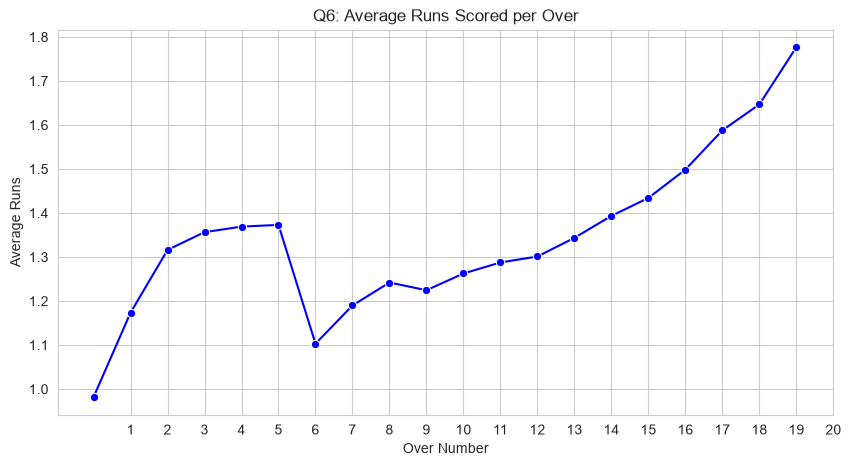
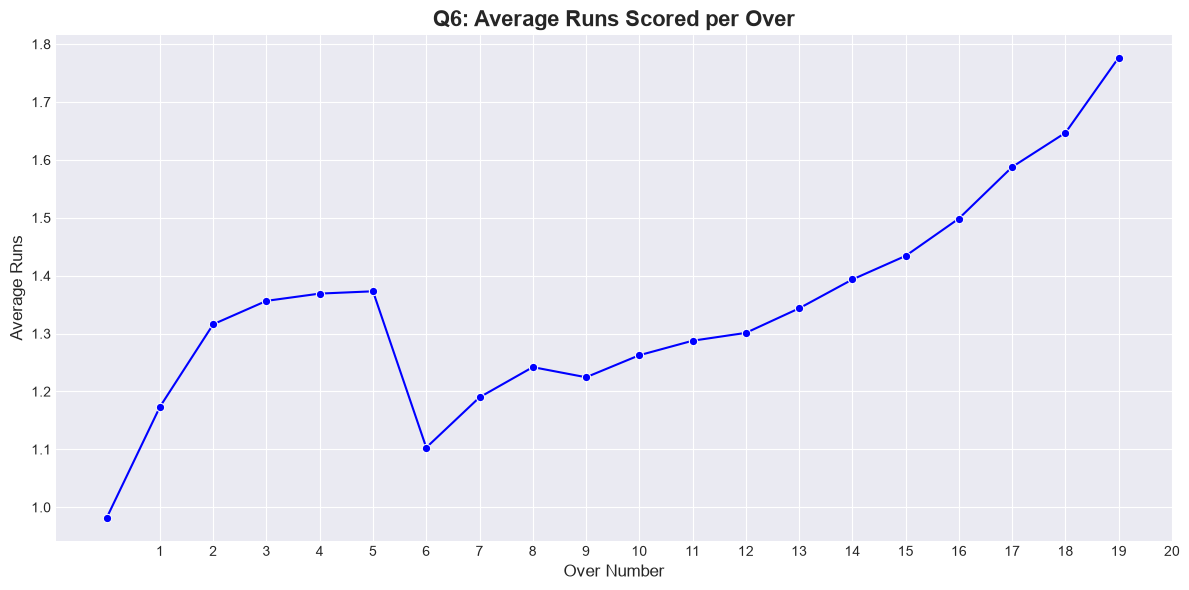
Code edit (unified diff) that turned the first committed figure into the second:
--- before
+++ after
@@ -1,6 +1,2 @@
-import pandas as pd
-import matplotlib.pyplot as plt
-import seaborn as sns
-
 # ==========================================
 # Q6: How many runs are typically scored in each over?
@@ -8,11 +4,13 @@
 over_runs = deliveries.groupby('over')['total_runs'].mean()
 
-plt.figure(figsize=(10, 5))
-sns.lineplot(x=over_runs.index, y=over_runs.values, marker='o', color='b')
-plt.title('Q6: Average Runs Scored per Over')
-plt.xlabel('Over Number')
-plt.ylabel('Average Runs')
-plt.xticks(range(1, 21))
-plt.grid(True)
+fig, ax = plt.subplots(figsize=(12, 6))
+sns.lineplot(x=over_runs.index, y=over_runs.values, marker='o', color='b', ax=ax)
+
+ax.set_title('Q6: Average Runs Scored per Over', fontsize=16, fontweight='bold')
+ax.set_xlabel('Over Number', fontsize=12)
+ax.set_ylabel('Average Runs', fontsize=12)
+ax.set_xticks(range(1, 21))
+plt.tight_layout()
+plt.savefig('../visuals/q6_runs_per_over.png', dpi=150, bbox_inches='tight')
 plt.show()
 
@@ -20,16 +18,18 @@
 # Q7: Which season had the highest average match scores?
 # ==========================================
-# Recalculating match_runs locally to ensure this cell works independently
 match_runs_local = deliveries.groupby('match_id')['total_runs'].sum().reset_index()
 season_runs = match_runs_local.merge(matches[['id', 'season']], left_on='match_id', right_on='id')
 avg_season_scores = season_runs.groupby('season')['total_runs'].mean()
 
-plt.figure(figsize=(10, 5))
-sns.lineplot(x=avg_season_scores.index, y=avg_season_scores.values, marker='s', color='g')
-plt.title('Q7: Average Match Score Across Seasons')
-plt.xlabel('Season')
-plt.ylabel('Average Total Runs per Match')
-plt.xticks(avg_season_scores.index, rotation=45)
-plt.grid(True)
+fig, ax = plt.subplots(figsize=(12, 6))
+sns.lineplot(x=avg_season_scores.index, y=avg_season_scores.values, marker='s', color='g', ax=ax)
+
+ax.set_title('Q7: Average Match Score Across Seasons', fontsize=16, fontweight='bold')
+ax.set_xlabel('Season', fontsize=12)
+ax.set_ylabel('Average Total Runs per Match', fontsize=12)
+ax.set_xticks(avg_season_scores.index)
+ax.tick_params(axis='x', rotation=45)
+plt.tight_layout()
+plt.savefig('../visuals/q7_season_scores.png', dpi=150, bbox_inches='tight')
 plt.show()
 
@@ -37,5 +37,4 @@
 # Q8: What is the win percentage of teams batting first vs second?
 # ==========================================
-# Defensive check to handle dataset column naming variations
 if 'win_by_runs' in matches.columns and 'win_by_wickets' in matches.columns:
     bat_first_wins = (matches['win_by_runs'] > 0).sum()
@@ -45,11 +44,13 @@
     bat_second_wins = (matches['won_by'].str.lower() == 'wickets').sum()
 else:
-    # Universal fallback approach if column names differ entirely
-    bat_first_wins = (matches['toss_decision'] == 'bat').sum() # approximation fallback
+    bat_first_wins = (matches['toss_decision'] == 'bat').sum()
     bat_second_wins = (matches['toss_decision'] == 'field').sum()
 
-plt.figure(figsize=(6, 6))
-plt.pie([bat_first_wins, bat_second_wins], labels=['Batting First Won', 'Batting Second Won'], autopct='%1.1f%%', colors=['#ffcc99','#99ff99'])
-plt.title('Q8: Win Percentage (Batting First vs Second)')
+fig, ax = plt.subplots(figsize=(8, 8))
+ax.pie([bat_first_wins, bat_second_wins], labels=['Batting First Won', 'Batting Second Won'], autopct='%1.1f%%', colors=['#ffcc99','#99ff99'], textprops={'fontsize': 12})
+
+ax.set_title('Q8: Win Percentage (Batting First vs Second)', fontsize=16, fontweight='bold')
+plt.tight_layout()
+plt.savefig('../visuals/q8_batting_advantage.png', dpi=150, bbox_inches='tight')
 plt.show()
 
@@ -57,5 +58,4 @@
 # Q10: How has team dominance changed across seasons?
 # ==========================================
-# Filter out 'No Result' so it doesn't count as a dominant team
 clean_winners = matches[matches['winner'] != 'No Result']
 top_5_teams = clean_winners['winner'].value_counts().head(5).index
@@ -63,8 +63,11 @@
 team_season_wins = pd.crosstab(top_5_matches['season'], top_5_matches['winner'])
 
-plt.figure(figsize=(12, 6))
-sns.heatmap(team_season_wins, cmap='YlGnBu', annot=True, fmt='d')
-plt.title('Q10: Top 5 Teams Dominance Across Seasons')
-plt.xlabel('Team')
-plt.ylabel('Season')
+fig, ax = plt.subplots(figsize=(14, 8))
+sns.heatmap(team_season_wins, cmap='YlGnBu', annot=True, fmt='d', ax=ax)
+
+ax.set_title('Q10: Top 5 Teams Dominance Across Seasons', fontsize=16, fontweight='bold')
+ax.set_xlabel('Team', fontsize=12)
+ax.set_ylabel('Season', fontsize=12)
+plt.tight_layout()
+plt.savefig('../visuals/q10_team_dominance.png', dpi=150, bbox_inches='tight')
 plt.show()

Commit: Complete Phase 4: Upgrade visuals and export PNG